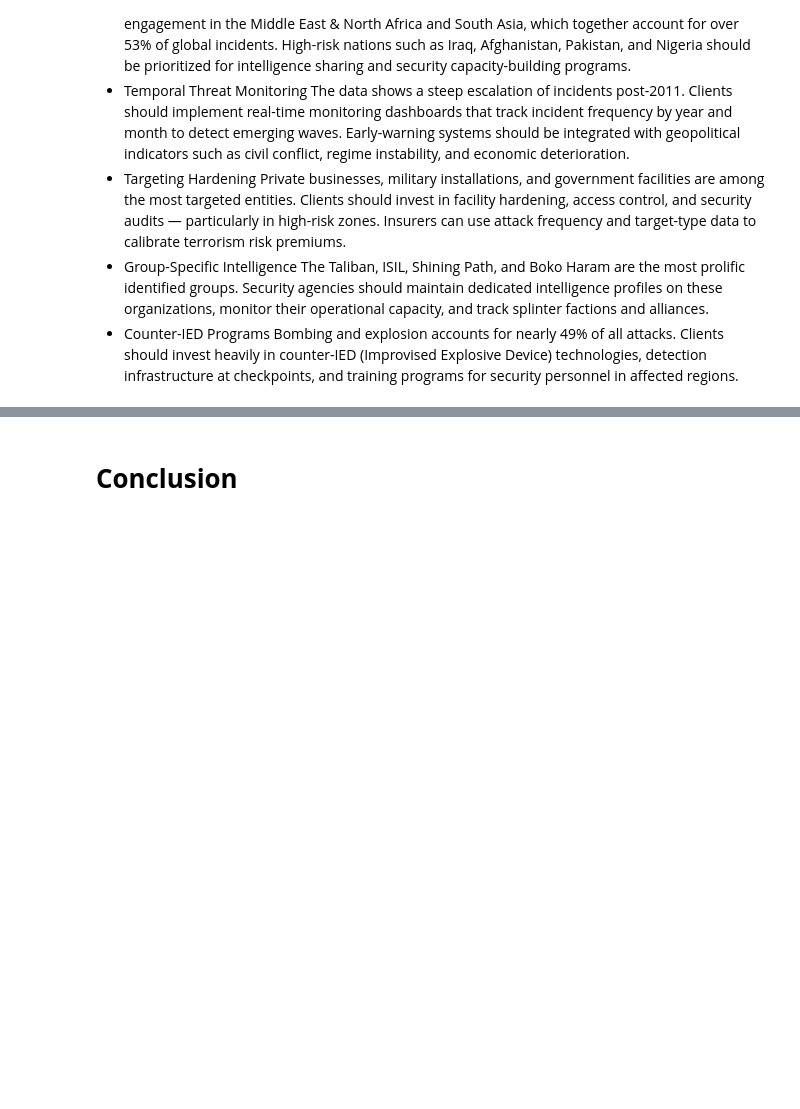
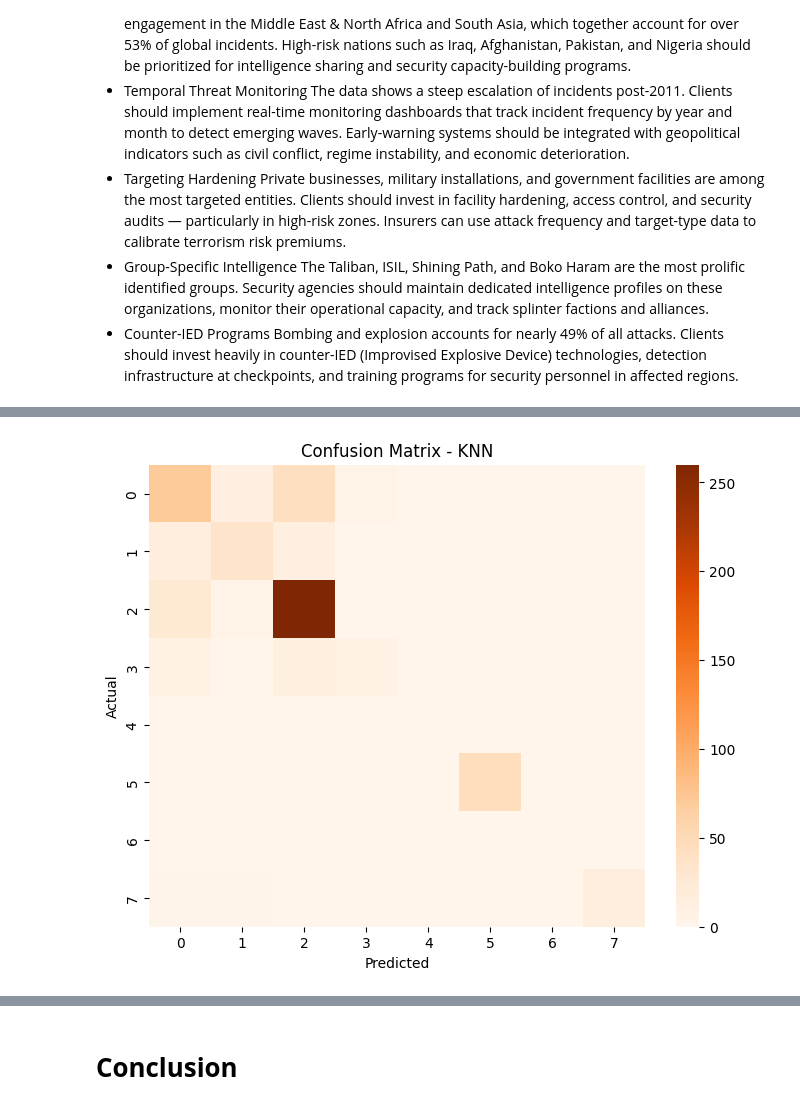
Before and after one commit to DivyankBaluni/Global-Terrorism-Analysis-and-ML, a Jupyter notebook: global_terrorism_analysis_ml.ipynb, the cells around one changed output, grey strips where cells are left out. Saved outputs shown, nothing was run; the diff lists cells and outputs as text; code cells hidden in the pictures; blank space fills up the shorter version.

```diff
--- a/global_terrorism_analysis_ml.ipynb
+++ b/global_terrorism_analysis_ml.ipynb
@@ -1374,0 +1482,8 @@ checkpoints, and training programs for security personnel in affected regions.
+# %%
+from sklearn.neighbors import KNeighborsClassifier
+from sklearn.preprocessing import StandardScaler
+
+scaler = StandardScaler()
+
+X_train = scaler.fit_transform(X_train)
+X_test = scaler.transform(X_test)
@@ -1374,0 +1501,12 @@ checkpoints, and training programs for security personnel in affected regions.
+# %%
+# Confusion Matrix
+cm_knn = confusion_matrix(y_test, y_pred_knn)
+
+plt.figure(figsize=(8,6))
+sns.heatmap(cm_knn, cmap='Oranges')
+plt.title("Confusion Matrix - KNN")
+plt.xlabel("Predicted")
+plt.ylabel("Actual")
+plt.show()
+# %% [output]
+[figure, added]
```
Also changed, not shown: parts of 39 cells of this notebook.
